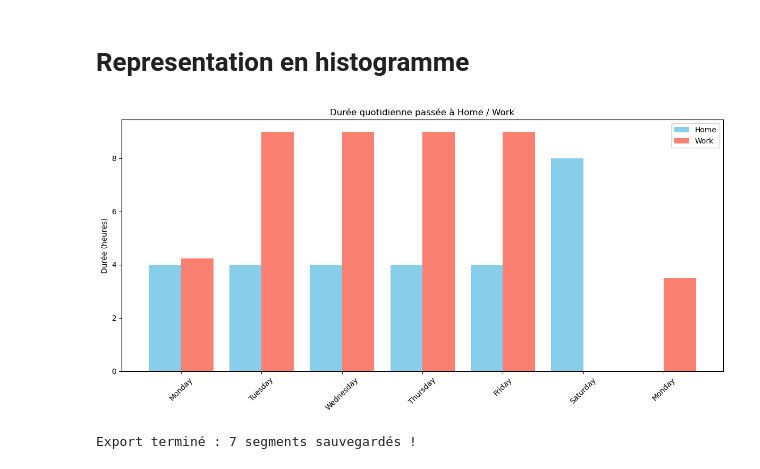
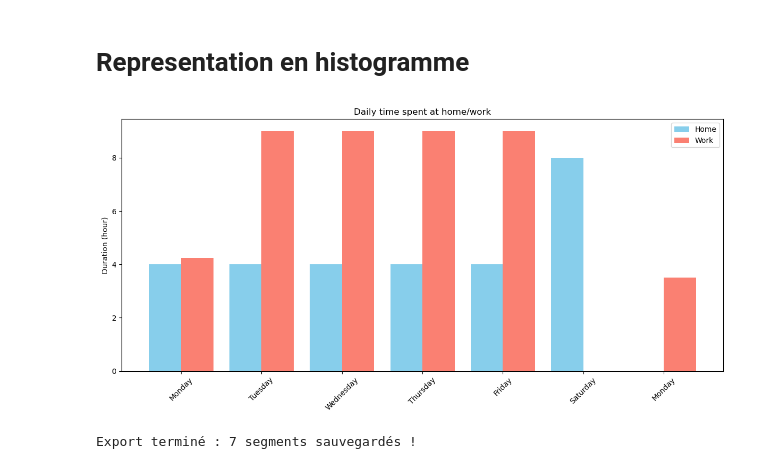
Before and after one commit to Ciscom224/projet_AMDM_M2, a Jupyter notebook: main.ipynb, the cells around one changed output. Drawn from its saved outputs; the diff is of its cells as text; code cells hidden in the pictures.

```diff
--- a/main.ipynb
+++ b/main.ipynb
@@ -755,36 +721,36 @@ data = {
 
 df = pd.DataFrame(data)
 
 # Convertir la colonne date en datetime et ajouter le nom du jour
 df['date'] = pd.to_datetime(df['date'])
 df['day_name'] = df['date'].dt.day_name()
 
 # Convertir minutes en heures
 df['home_hour'] = df['home_min'] / 60
 df['work_hour'] = df['work_min'] / 60
 
 
 # Tracer les deux histogrammes
 x = range(len(df))
 bar_width = 0.4
 
 plt.figure(figsize=(12,6))
 
 # Histogramme Home
 plt.bar([i - bar_width/2 for i in x], df['home_hour'], width=bar_width, label='Home', color='skyblue')
 
 # Histogramme Work
 plt.bar([i + bar_width/2 for i in x], df['work_hour'], width=bar_width, label='Work', color='salmon')
 
 # Ajouter les labels et titre
 plt.xticks(x, df['day_name'], rotation=45)
-plt.ylabel('Durée (heures)')
-plt.title('Durée quotidienne passée à Home / Work')
+plt.ylabel('Duration (hour)')
+plt.title('Daily time spent at home/work')
 plt.legend()
 plt.tight_layout()
 plt.show()
 # %% [output]
-[figure, old version]
+[figure, new version]
 # %%
 import pandas as pd
 import geopandas as gpd
```
Also changed, not shown: parts of 10 cells of this notebook.
